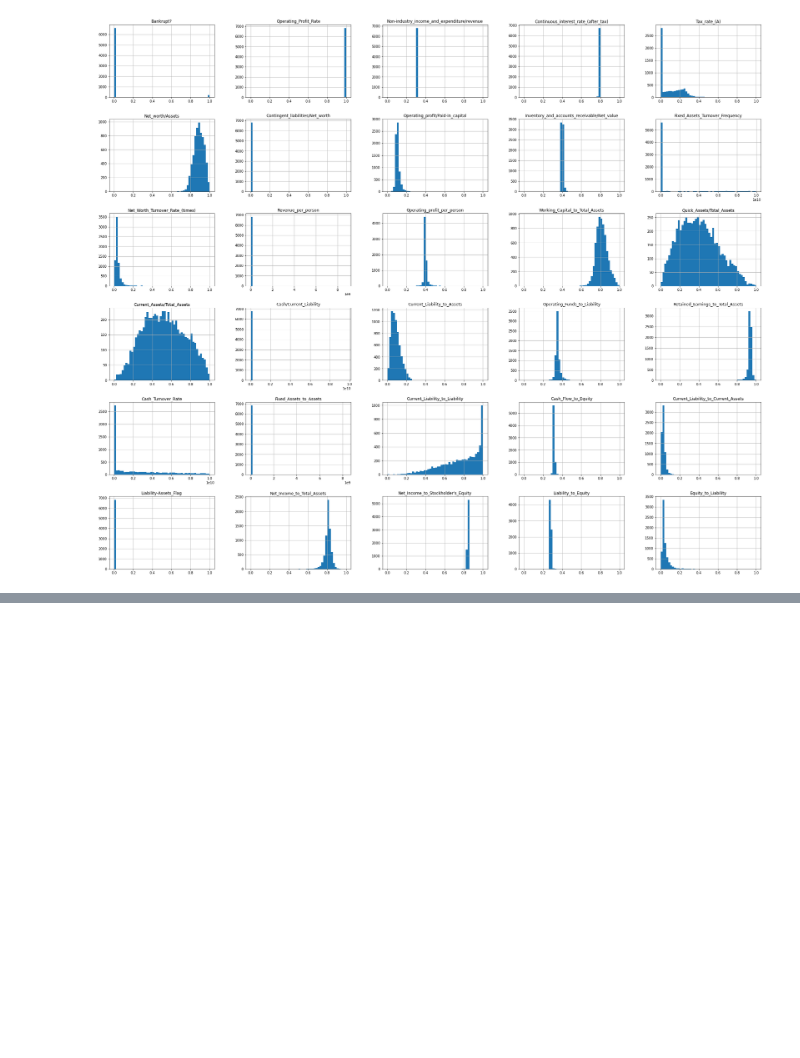
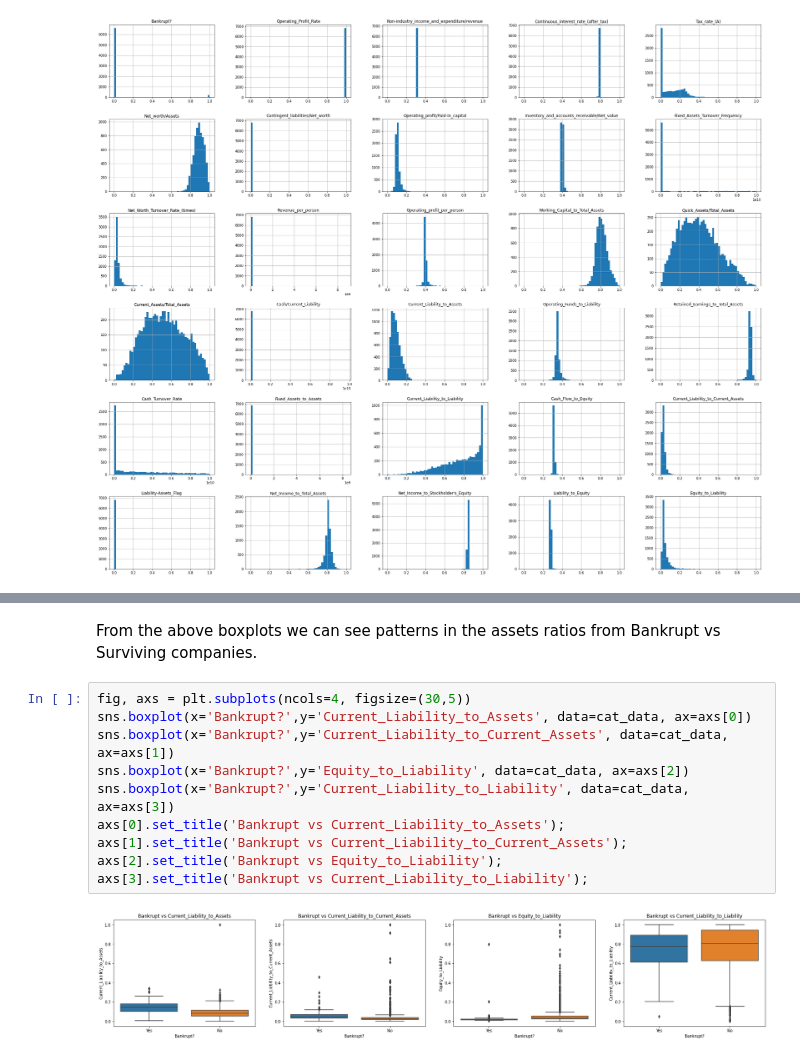
Before and after one commit to Sperodvd/Predicting-Company-bankruptcy-based-on-Financial-and-Economic-ratios, a Jupyter notebook: Final documents/2. Exploratory Data Analysis.ipynb, the cells around one changed output, grey strips where cells are left out. Cells and saved outputs as stored; diff of their text form; blank space fills up the shorter version.

```diff
--- a/Final documents/2. Exploratory Data Analysis.ipynb
+++ b/Final documents/2. Exploratory Data Analysis.ipynb
@@ -157,0 +183,14 @@ Text(0.5, 1.0, 'Bankrupt vs Equity to Liability')
+# %% [markdown]
+From the above boxplots we can see patterns in the assets ratios from Bankrupt vs Surviving companies.
+# %%
+fig, axs = plt.subplots(ncols=4, figsize=(30,5))
+sns.boxplot(x='Bankrupt?',y='Current_Liability_to_Assets', data=cat_data, ax=axs[0])
+sns.boxplot(x='Bankrupt?',y='Current_Liability_to_Current_Assets', data=cat_data, ax=axs[1])
+sns.boxplot(x='Bankrupt?',y='Equity_to_Liability', data=cat_data, ax=axs[2])
+sns.boxplot(x='Bankrupt?',y='Current_Liability_to_Liability', data=cat_data, ax=axs[3])
+axs[0].set_title('Bankrupt vs Current_Liability_to_Assets');
+axs[1].set_title('Bankrupt vs Current_Liability_to_Current_Assets');
+axs[2].set_title('Bankrupt vs Equity_to_Liability');
+axs[3].set_title('Bankrupt vs Current_Liability_to_Liability');
+# %% [output]
+[figure, added]
```
Also changed, not shown: parts of 7 cells of this notebook.
